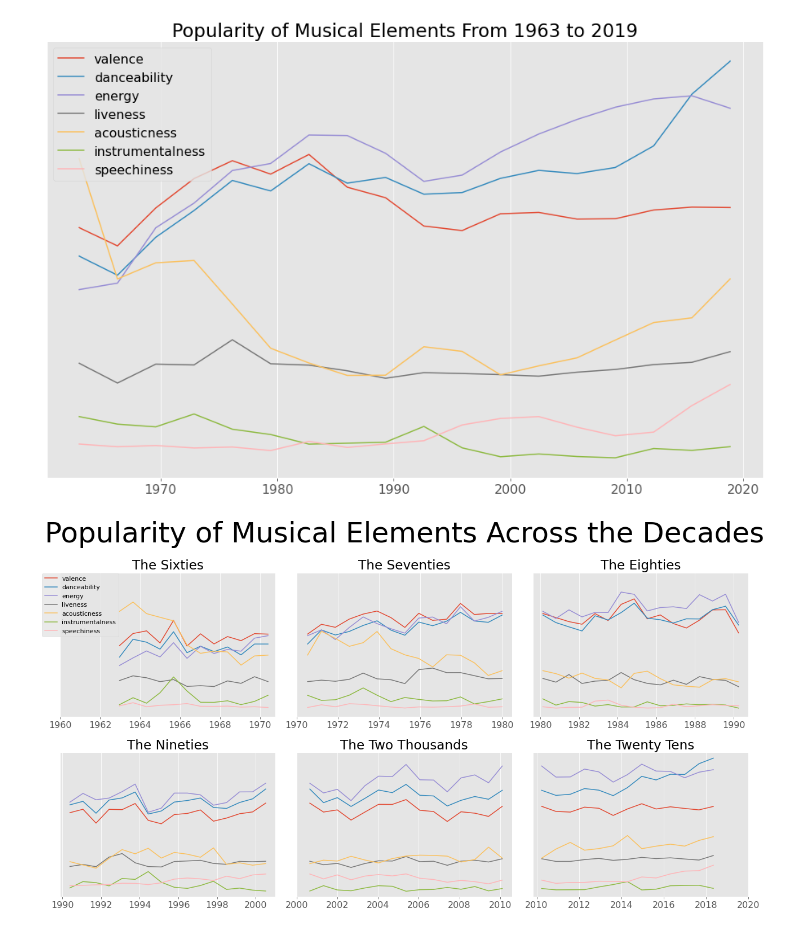
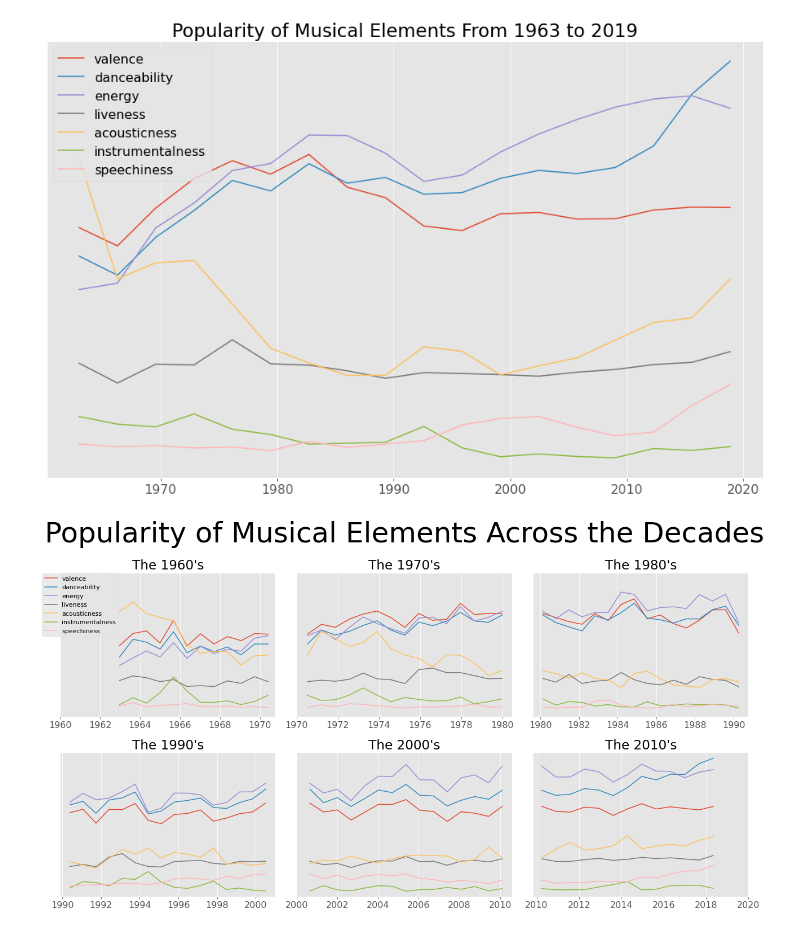
Before and after one commit to ZackMagnotti/tin-pan-data, a Jupyter notebook: vibe-analysis.ipynb, the cells around one changed output. Saved outputs shown, nothing was run; the diff lists cells and outputs as text; code cells hidden in the pictures.

Commit message:
renamed subplots in decades figure

```diff
--- a/vibe-analysis.ipynb
+++ b/vibe-analysis.ipynb
@@ -70,39 +70,39 @@ decade_ts = [sixties,
             two_thousands,
             twenty_tens]
 
-decade_names = ['Sixties',
-                'Seventies',
-                'Eighties',
-                'Nineties',
-                'Two Thousands',
-                'Twenty Tens']
+decade_names = ["1960's",
+                "1970's",
+                "1980's",
+                "1990's",
+                "2000's",
+                "2010's"]
 
 timestamps = [dt.date(1960, 1, 1),
               dt.date(1970, 1, 1),
               dt.date(1980, 1, 1),
               dt.date(1990, 1, 1),
               dt.date(2000, 1, 1),
               dt.date(2010, 1, 1)]
 
 fig, ax = plt.subplots(2, 3, figsize=(18,10))
 for a, name, ts, timestamp in zip(ax.flatten(), decade_names, decade_ts, timestamps):
     for p in normal_parameters:
         a.plot(ts.index, ts[p])
 
     a.set_title(f'The {name}')
     a.set_ylabel('Popularity')
     a.set_ylim(0, .65)
     a.get_yaxis().set_visible(False)
 
     years = [timestamp + i*dt.timedelta(days=370) for i in range(0, 11, 2)]
     a.set_xticks(years)
     a.set_xticklabels([year.year for year in years])
 
 # ax[0,0].legend(normal_parameters, fontsize=12)
 fig.legend(normal_parameters, fontsize=11, loc='upper left', bbox_to_anchor=(0., 0.858))
 fig.suptitle('Popularity of Musical Elements Across the Decades', fontsize=50)
 fig.tight_layout()
 
 fig.savefig('images/vibe_by_decade.png')
 # %% [output]
-[figure, old version]
+[figure, new version]
```
Also changed, not shown: 1 other file.
